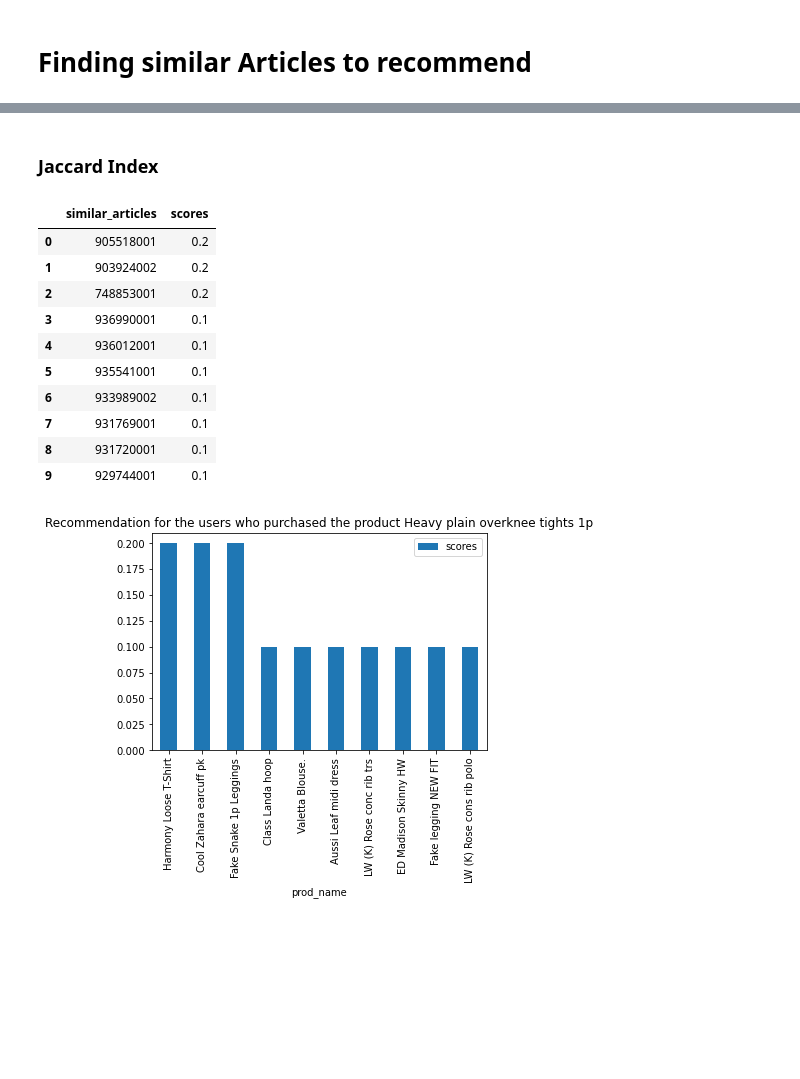
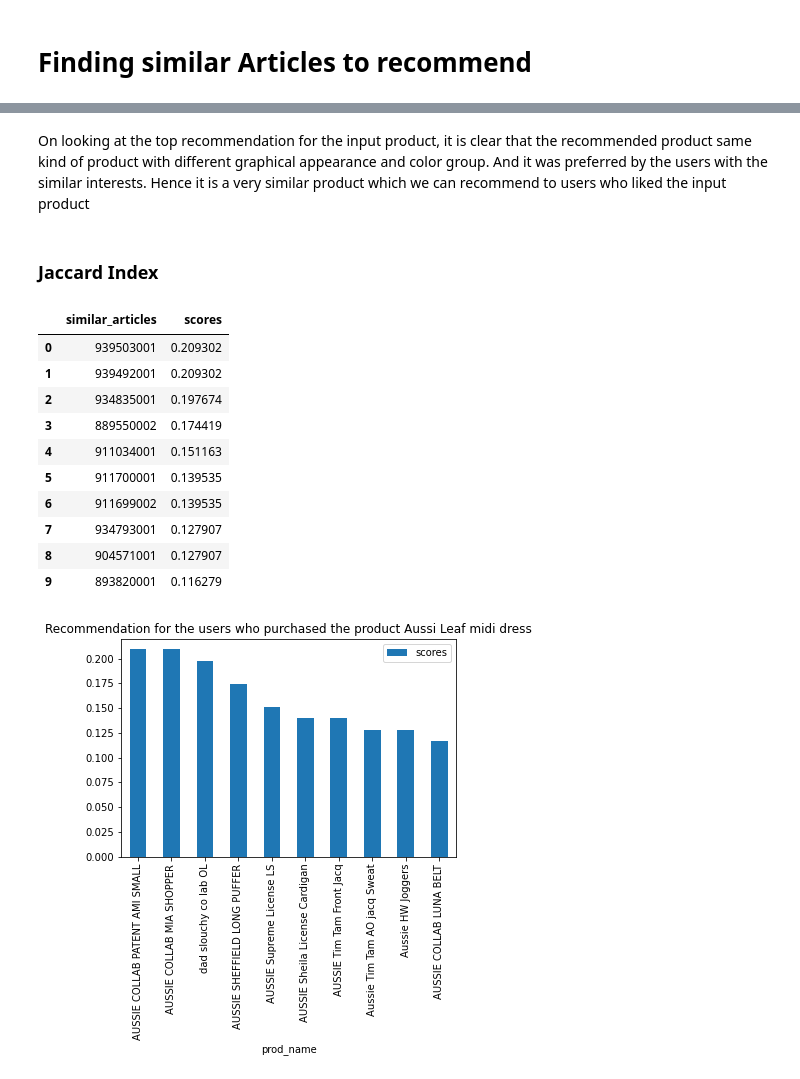
Before and after one commit to mattflaherty97/hm-sna-project, a Jupyter notebook: product_based_collaborative_filtering.ipynb, the cells around one changed output, grey strips where cells are left out. Cells and saved outputs as stored; diff of their text form; code cells hidden in the pictures; blank space fills up the shorter version.

```diff
--- a/product_based_collaborative_filtering.ipynb
+++ b/product_based_collaborative_filtering.ipynb
@@ -173,0 +181,5 @@ plt.show()
+# %%
+## Looking at the top recommendation for the input product
+
+pd.set_option('display.max_columns', 25)
+articles_df[articles_df.article_id.isin([911696002, 911696001])]
@@ -174,3 +190,7 @@ plt.show()
+# %% [markdown]
+On looking at the top recommendation for the input product, it is clear that the recommended product same kind of product with different graphical appearance and color group.
+And it was preferred by the users with the similar interests.
+Hence it is a very similar product which we can recommend to users who liked the input product
 # %% [markdown]
 ### Jaccard Index
 # %%
@@ -219,28 +239,28 @@ def jaccard_index(article, matrix, k=10):
 # %%
 from IPython.display import display
 
-input_article_id = 952267001
+input_article_id = 935541001
 prod_name = articles_df[articles_df.article_id == input_article_id]['prod_name'].values[0]
 
 
 similar_articles, scores = jaccard_index(input_article_id, article_ratings_matrix)
 similar_articles_df = pd.DataFrame({'similar_articles':similar_articles, 'scores': scores})
 display(similar_articles_df)
 
 pd.merge(similar_articles_df, articles_df[['article_id', 'prod_name']], left_on="similar_articles",right_on='article_id', how="inner")[['scores', 'prod_name']].sort_values(by="scores", ascending=False) \
     .plot.bar(x="prod_name")
 plt.title(f"Recommendation for the users who purchased the product {prod_name}")
 plt.show()
 # %% [output]
 |  | similar_articles | scores |
-| 0 | 905518001 | 0.2 |
-| 1 | 903924002 | 0.2 |
-| 2 | 748853001 | 0.2 |
-| 3 | 936990001 | 0.1 |
-| 4 | 936012001 | 0.1 |
-| 5 | 935541001 | 0.1 |
-| 6 | 933989002 | 0.1 |
-| 7 | 931769001 | 0.1 |
-| 8 | 931720001 | 0.1 |
-| 9 | 929744001 | 0.1 |
+| 0 | 939503001 | 0.209302 |
+| 1 | 939492001 | 0.209302 |
+| 2 | 934835001 | 0.197674 |
+| 3 | 889550002 | 0.174419 |
+| 4 | 911034001 | 0.151163 |
+| 5 | 911700001 | 0.139535 |
+| 6 | 911699002 | 0.139535 |
+| 7 | 934793001 | 0.127907 |
+| 8 | 904571001 | 0.127907 |
+| 9 | 893820001 | 0.116279 |
-[figure, old version]
+[figure, new version]
```
Also changed, not shown: parts of 3 cells of this notebook.
